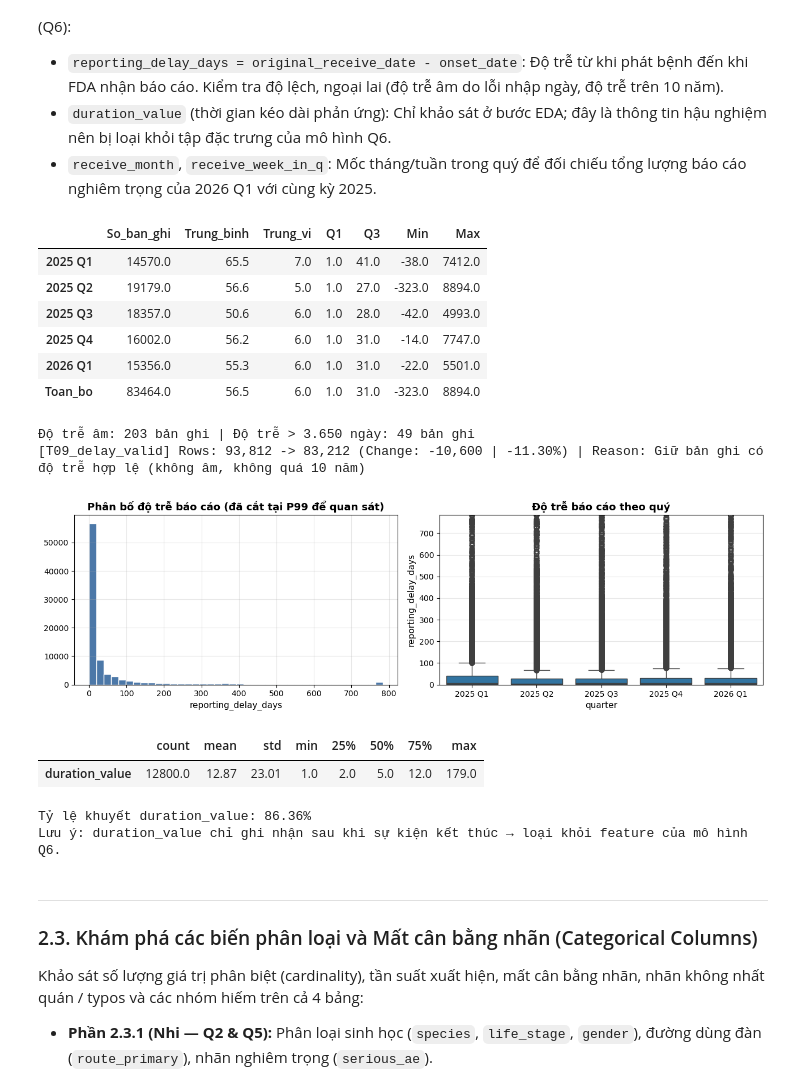
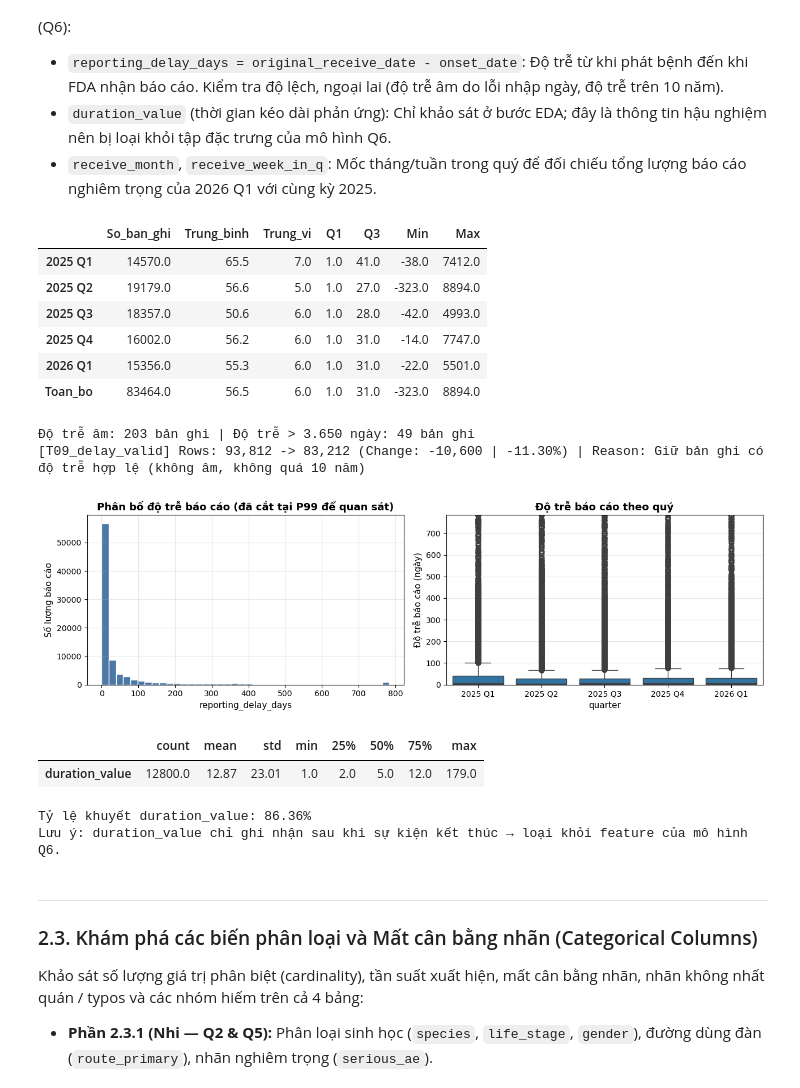
Before and after one commit to LeoTkiet/Prg4DS-G3, a Jupyter notebook: notebooks/01_collection_exploration.ipynb, the cells around one changed output. Saved outputs shown, nothing was run; the diff lists cells and outputs as text; code cells hidden in the pictures.

```diff
--- a/notebooks/01_collection_exploration.ipynb
+++ b/notebooks/01_collection_exploration.ipynb
@@ -834,7 +834,7 @@ Khảo sát các biến số thời gian phục vụ phân tích xu hướng/t
 - `receive_month`, `receive_week_in_q`: Mốc tháng/tuần trong quý để đối chiếu tổng lượng báo cáo nghiêm trọng của 2026 Q1 với cùng kỳ 2025.
 # %%
 # ===== Task T09 (M1 — Khang): Khám phá biến số thời gian & độ trễ =====
-time_df = reports_animal
+time_df = reports_animal.copy()
 
 quarter_order = ["2025q1", "2025q2", "2025q3", "2025q4", "2026q1"]
 quarter_label = {
@@ -896,34 +896,36 @@ log_row_count_change(
 plot_s = time_df.loc[valid_delay, "reporting_delay_days"]
 cap = plot_s.quantile(0.99)
 fig, axes = plt.subplots(1, 2, figsize=(13, 4))
 axes[0].hist(plot_s.clip(upper=cap), bins=40, color="#4c78a8", edgecolor="white")
 axes[0].set_title("Phân bố độ trễ báo cáo (đã cắt tại P99 để quan sát)", fontweight="bold")
 axes[0].set_xlabel("reporting_delay_days")
+axes[0].set_ylabel("Số lượng báo cáo")
 box_df = time_df.loc[valid_delay & time_df["quarter"].isin(quarter_order)]
 sns.boxplot(data=box_df, x="quarter", y="reporting_delay_days", order=quarter_order, ax=axes[1])
 axes[1].set_xticks(range(len(quarter_order)), [quarter_label[q] for q in quarter_order])
 axes[1].set_ylim(plot_s.min(), cap)
 axes[1].set_title("Độ trễ báo cáo theo quý", fontweight="bold")
+axes[1].set_ylabel("Độ trễ báo cáo (ngày)")
 plt.tight_layout()
 plt.show()
 
 # 4. duration_value: khảo sát nhưng KHÔNG dùng làm feature ML (leakage)
 if "duration_value" in time_df.columns:
     duration_num = pd.to_numeric(time_df["duration_value"], errors="coerce")
     display(duration_num.describe().to_frame("duration_value").T.round(2))
     print(f"Tỷ lệ khuyết duration_value: {duration_num.isna().mean() * 100:.2f}%")
 print("Lưu ý: duration_value chỉ ghi nhận sau khi sự kiện kết thúc → loại khỏi feature của mô hình Q6.")
 # %% [output]
 |  | So_ban_ghi | Trung_binh | Trung_vi | Q1 | Q3 | Min | Max |
 | 2025 Q1 | 14570.0 | 65.5 | 7.0 | 1.0 | 41.0 | -38.0 | 7412.0 |
 | 2025 Q2 | 19179.0 | 56.6 | 5.0 | 1.0 | 27.0 | -323.0 | 8894.0 |
 | 2025 Q3 | 18357.0 | 50.6 | 6.0 | 1.0 | 28.0 | -42.0 | 4993.0 |
 | 2025 Q4 | 16002.0 | 56.2 | 6.0 | 1.0 | 31.0 | -14.0 | 7747.0 |
 | 2026 Q1 | 15356.0 | 55.3 | 6.0 | 1.0 | 31.0 | -22.0 | 5501.0 |
 | Toan_bo | 83464.0 | 56.5 | 6.0 | 1.0 | 31.0 | -323.0 | 8894.0 |
 Độ trễ âm: 203 bản ghi | Độ trễ > 3.650 ngày: 49 bản ghi
 [T09_delay_valid] Rows: 93,812 -> 83,212 (Change: -10,600 | -11.30%) | Reason: Giữ bản ghi có độ trễ hợp lệ (không âm, không quá 10 năm)
-[figure, old version]
+[figure, new version]
 |  | count | mean | std | min | 25% | 50% | 75% | max |
 | duration_value | 12800.0 | 12.87 | 23.01 | 1.0 | 2.0 | 5.0 | 12.0 | 179.0 |
 Tỷ lệ khuyết duration_value: 86.36%
```
Also changed, not shown: parts of 5 cells of this notebook, 2 other files.
